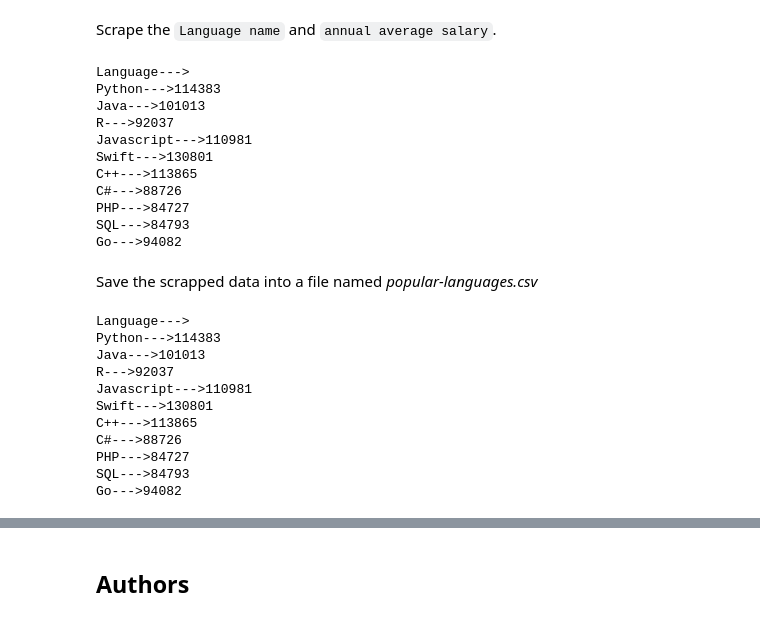
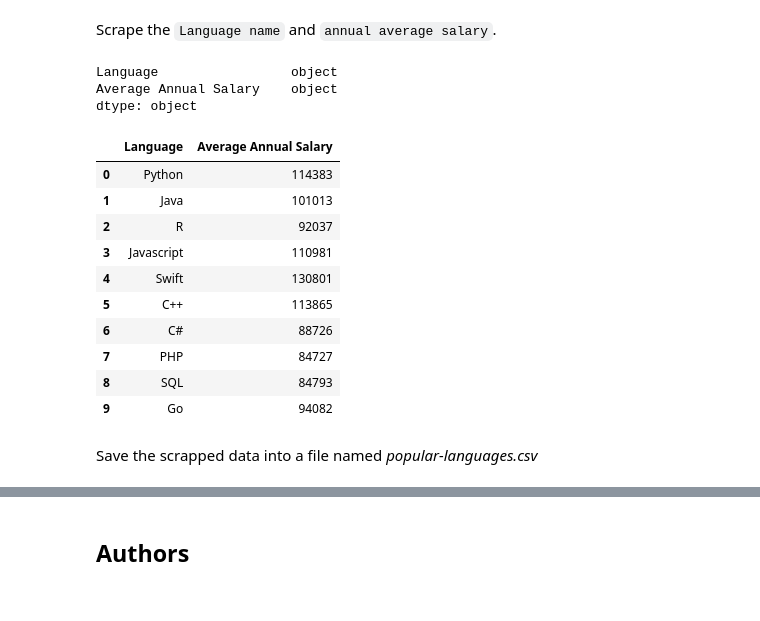
Before and after one commit to SirivellaAnjani/IBM-Capstone-Project, a Jupyter notebook: Module-1/Web-Scraping-Lab.ipynb, the cells around one changed output, grey strips where cells are left out. Saved outputs shown, nothing was run; the diff lists cells and outputs as text; code cells hidden in the pictures.

Commit message:
Fixed popular-languages.csv
Created UTF-8 encoding for readability

```diff
--- a/Module-1/Web-Scraping-Lab.ipynb
+++ b/Module-1/Web-Scraping-Lab.ipynb
@@ -44,27 +45,44 @@ Scrape the `Language name` and `annual average salary`.
 # find a html table in the web page
 table = soup.find('table') # in html table is represented by the tag <table>
 
+list1=[]
 # Get all rows from the table
 for row in table.find_all('tr'): # in html table row is represented by the tag <tr>
     # Get all columns in each row.
     cols = row.find_all('td') # in html a column is represented by the tag <td>
-    lang_name = cols[1].getText() # store the value in column 3 as color_name
-    salary = cols[3].getText() # store the value in column 4 as color_code
+
+    lang_name = cols[1].getText()
+    salary = cols[3].getText()
+
     salary = re.sub('[^0-9]','',salary)
+
     #print("{}--->{}".format(lang_name,salary))
-    print("{}--->{}".format(row,cols))
+    #print("{}--->{}".format(row,cols))
+    list1.append([lang_name,salary])
+
+df = pd.DataFrame(list1,columns=['Language','Average Annual Salary'])
+df = df.drop(index=0).reset_index(drop=True)
+df.dtypes
 # %% [output]
-Language--->
-Python--->114383
-Java--->101013
-R--->92037
-Javascript--->110981
-Swift--->130801
-C++--->113865
-C#--->88726
-PHP--->84727
-SQL--->84793
-Go--->94082
+Language                 object
+Average Annual Salary    object
+dtype: object
+# %%
+df['Average Annual Salary']=pd.to_numeric(df['Average Annual Salary'])
+df.dtypes
+df
+# %% [output]
+|  | Language | Average Annual Salary |
+| 0 | Python | 114383 |
+| 1 | Java | 101013 |
+| 2 | R | 92037 |
+| 3 | Javascript | 110981 |
+| 4 | Swift | 130801 |
+| 5 | C++ | 113865 |
+| 6 | C# | 88726 |
+| 7 | PHP | 84727 |
+| 8 | SQL | 84793 |
+| 9 | Go | 94082 |
 # %% [markdown]
 Save the scrapped data into a file named *popular-languages.csv*
 # %%
@@ -90,15 +108,3 @@ for row in table.find_all('tr'):
     print("{}--->{}".format(lang_name,salary))
 
 wb.save("popular-languages.csv")
-# %% [output]
-Language--->
-Python--->114383
-Java--->101013
-R--->92037
-Javascript--->110981
-Swift--->130801
-C++--->113865
-C#--->88726
-PHP--->84727
-SQL--->84793
-Go--->94082
```
Also changed, not shown: parts of 2 cells of this notebook, 5 other files.
